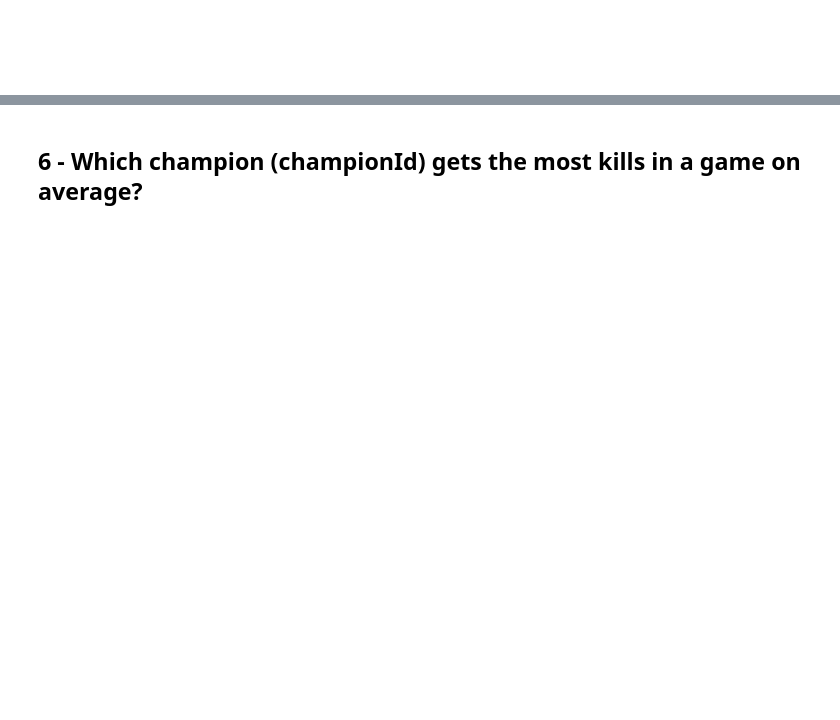
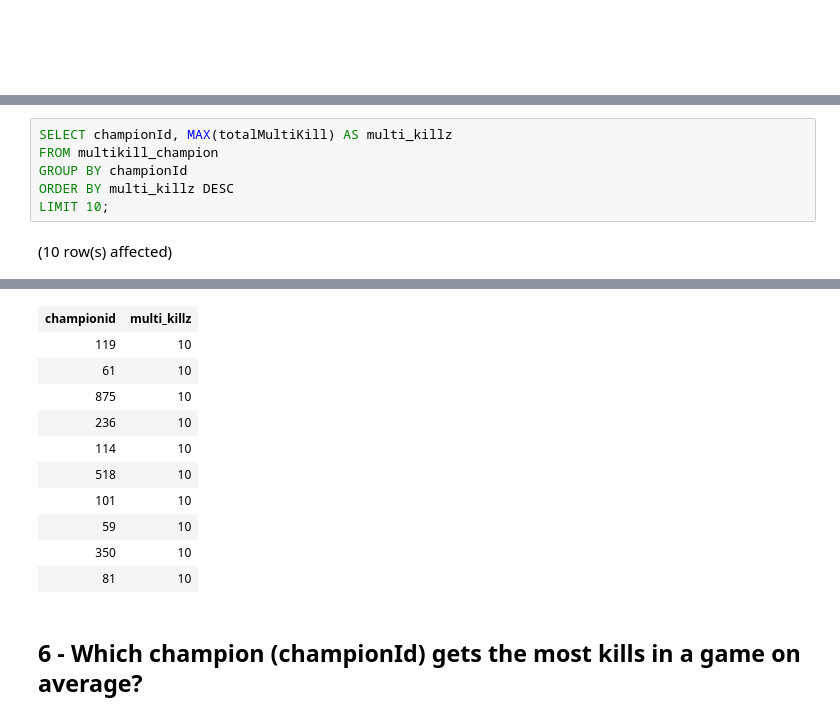
Before and after one commit to po-trottier/concordia-data-systems, a Jupyter notebook: Phase2/project_notebook.ipynb, the cells around one changed output, grey strips where cells are left out. Saved outputs shown, nothing was run; the diff lists cells and outputs as text; blank space fills up the shorter version.

```diff
--- a/Phase2/project_notebook.ipynb
+++ b/Phase2/project_notebook.ipynb
@@ -230,0 +406,8 @@ Total execution time: 00:00:00.002
+# %%
+SELECT championId, MAX(totalMultiKill) AS multi_killz
+FROM multikill_champion
+GROUP BY championId
+ORDER BY multi_killz DESC
+LIMIT 10;
+# %% [output]
+(10 row(s) affected)
@@ -231,2 +415,13 @@ Total execution time: 00:00:00.002
+| championid | multi_killz |
+| 119 | 10 |
+| 61 | 10 |
+| 875 | 10 |
+| 236 | 10 |
+| 114 | 10 |
+| 518 | 10 |
+| 101 | 10 |
+| 59 | 10 |
+| 350 | 10 |
+| 81 | 10 |
 # %% [markdown]
 ## 6 - Which champion (championId) gets the most kills in a game on average?
```
Also changed, not shown: parts of 40 cells of this notebook, 11 other files.
